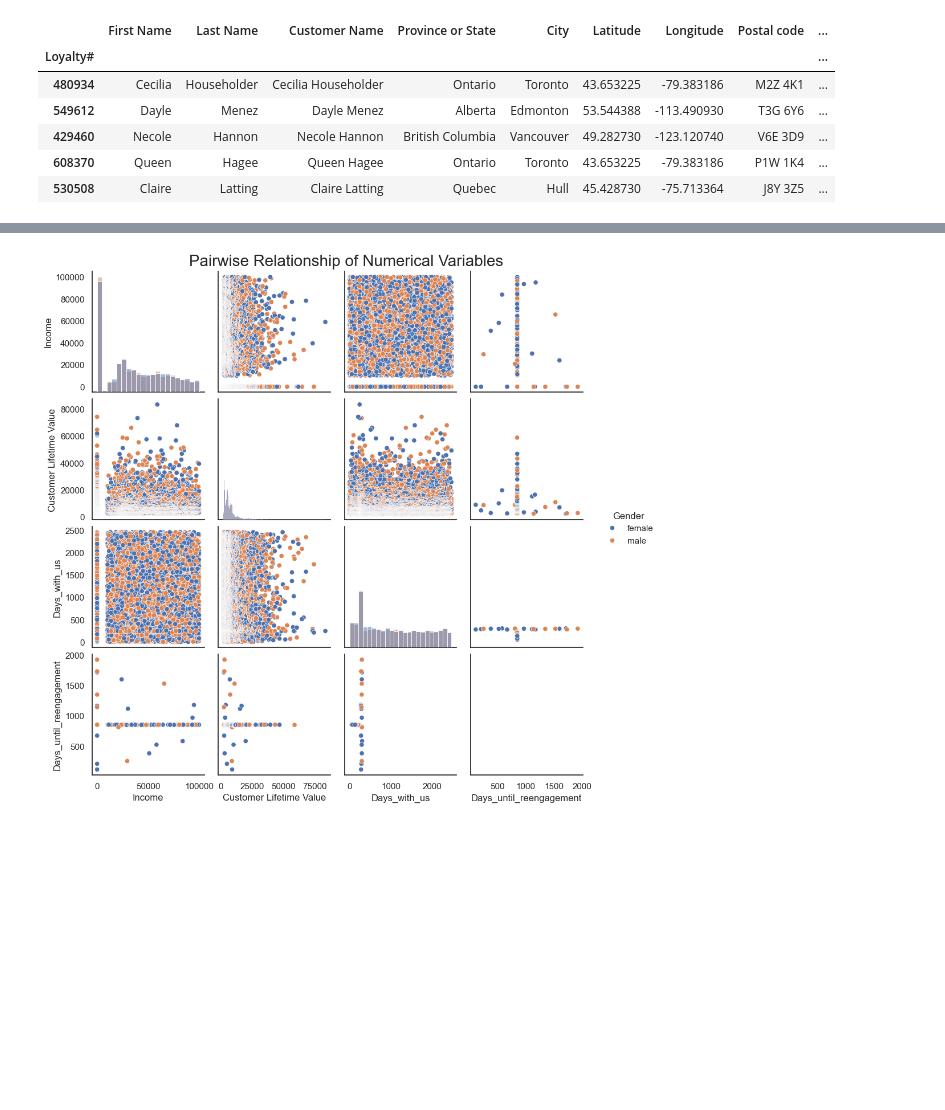
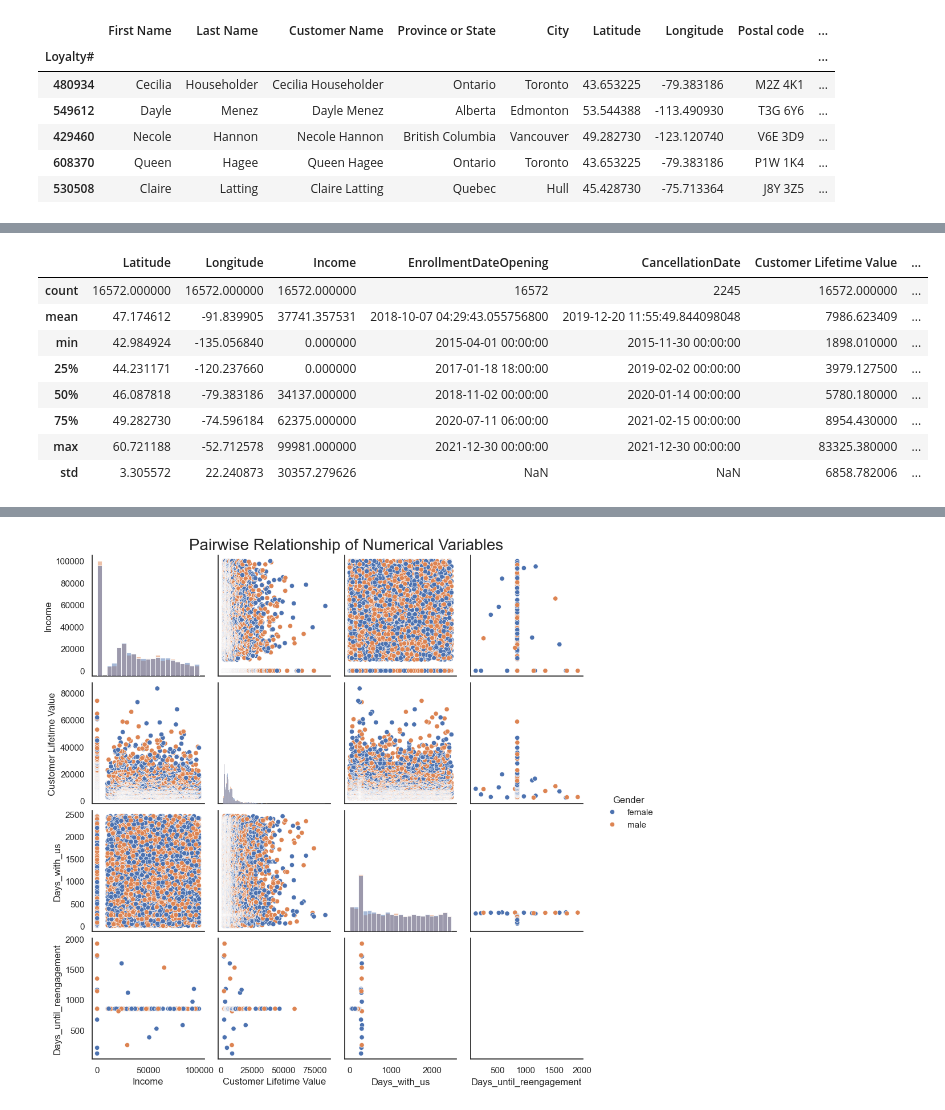
Before and after one commit to luisbdavila/Airline_Customer_Segmentation_DataMining_Project_Python, a Jupyter notebook: 1_Delivery/Code/EDA.ipynb, the cells around one changed output, grey strips where cells are left out. Cells and saved outputs as stored; diff of their text form; code cells hidden in the pictures; blank space fills up the shorter version.

```diff
--- a/1_Delivery/Code/EDA.ipynb
+++ b/1_Delivery/Code/EDA.ipynb
@@ -1328,0 +1331,12 @@ df_master.to_csv('../../data/DM_AIAI_MasterCustomerDB.csv')
+# %%
+df_master.describe().T
+# %% [output]
+|  | Latitude | Longitude | Income | EnrollmentDateOpening | CancellationDate | Customer Lifetime Value | ... |
+| count | 16572.000000 | 16572.000000 | 16572.000000 | 16572 | 2245 | 16572.000000 | ... |
+| mean | 47.174612 | -91.839905 | 37741.357531 | 2018-10-07 04:29:43.055756800 | 2019-12-20 11:55:49.844098048 | 7986.623409 | ... |
+| min | 42.984924 | -135.056840 | 0.000000 | 2015-04-01 00:00:00 | 2015-11-30 00:00:00 | 1898.010000 | ... |
+| 25% | 44.231171 | -120.237660 | 0.000000 | 2017-01-18 18:00:00 | 2019-02-02 00:00:00 | 3979.127500 | ... |
+| 50% | 46.087818 | -79.383186 | 34137.000000 | 2018-11-02 00:00:00 | 2020-01-14 00:00:00 | 5780.180000 | ... |
+| 75% | 49.282730 | -74.596184 | 62375.000000 | 2020-07-11 06:00:00 | 2021-02-15 00:00:00 | 8954.430000 | ... |
+| max | 60.721188 | -52.712578 | 99981.000000 | 2021-12-30 00:00:00 | 2021-12-30 00:00:00 | 83325.380000 | ... |
+| std | 3.305572 | 22.240873 | 30357.279626 | NaN | NaN | 6858.782006 | ... |
```
Also changed, not shown: parts of 12 cells of this notebook, 1 other file.
